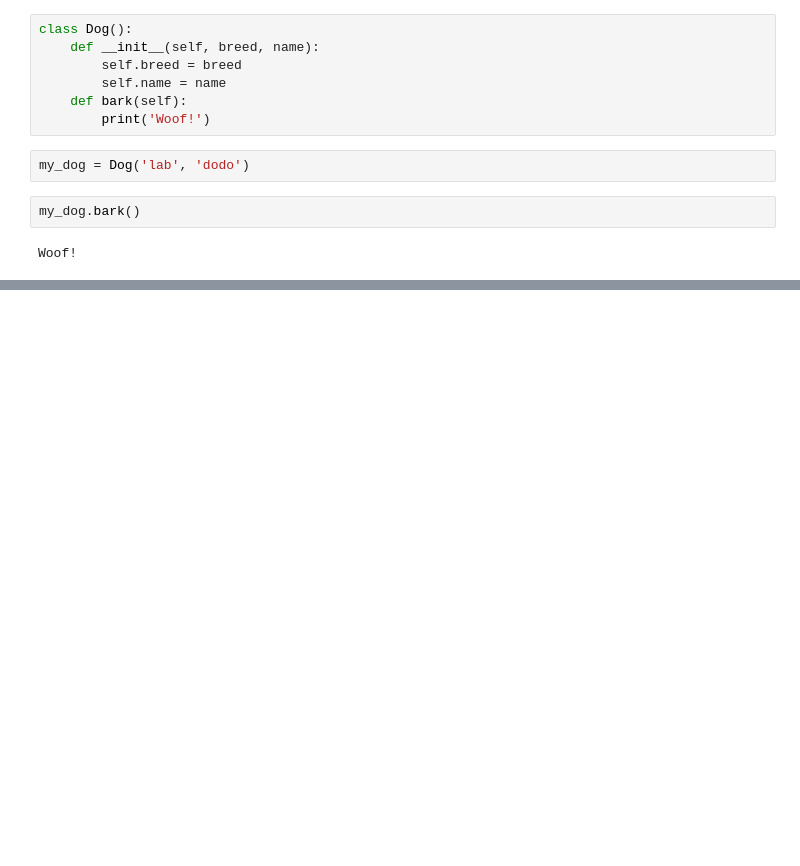
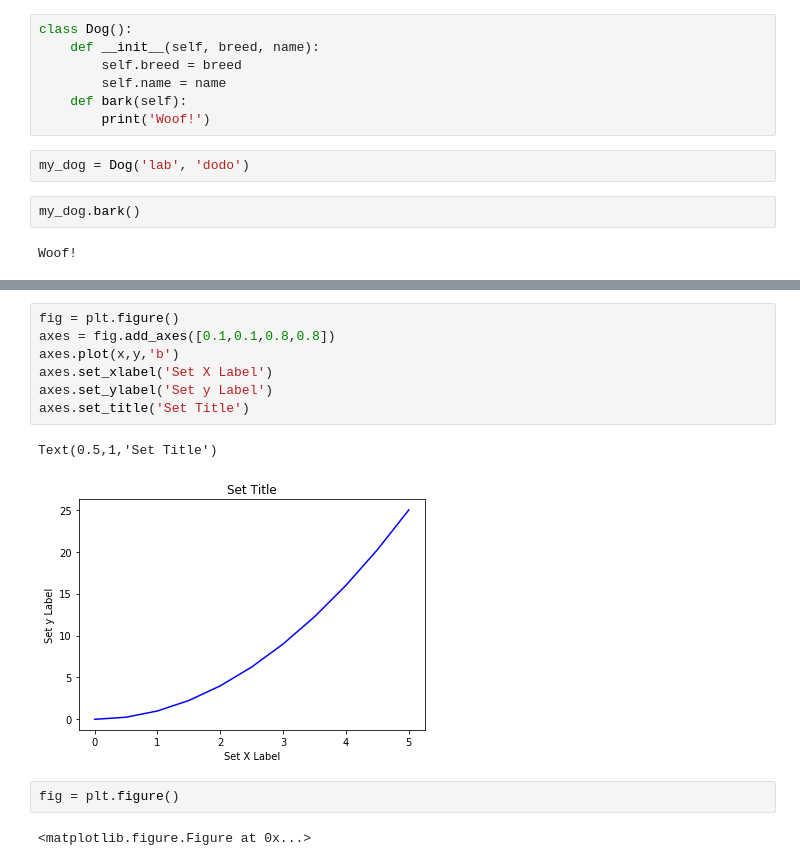
Before and after one commit to fangunxs/complete-python-3-bootcamp-exercise, a Jupyter notebook: class_practise.ipynb, the cells around one changed output, grey strips where cells are left out. Saved outputs shown, nothing was run; the diff lists cells and outputs as text; blank space fills up the shorter version.

```diff
--- a/class_practise.ipynb
+++ b/class_practise.ipynb
@@ -336,0 +948,14 @@ Woof!
+# %%
+fig = plt.figure()
+axes = fig.add_axes([0.1,0.1,0.8,0.8])
+axes.plot(x,y,'b')
+axes.set_xlabel('Set X Label')
+axes.set_ylabel('Set y Label')
+axes.set_title('Set Title')
+# %% [output]
+Text(0.5,1,'Set Title')
+[figure, added]
+# %%
+fig = plt.figure()
+# %% [output]
+<matplotlib.figure.Figure at 0x...>
```
Also changed, not shown: parts of 125 cells of this notebook, 3 other files.
